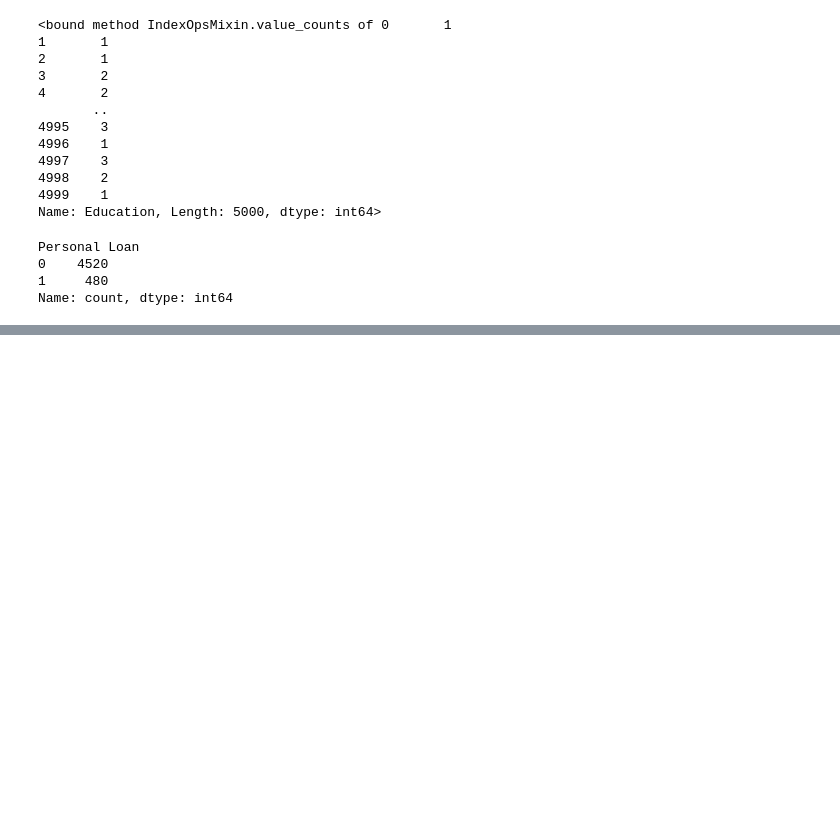
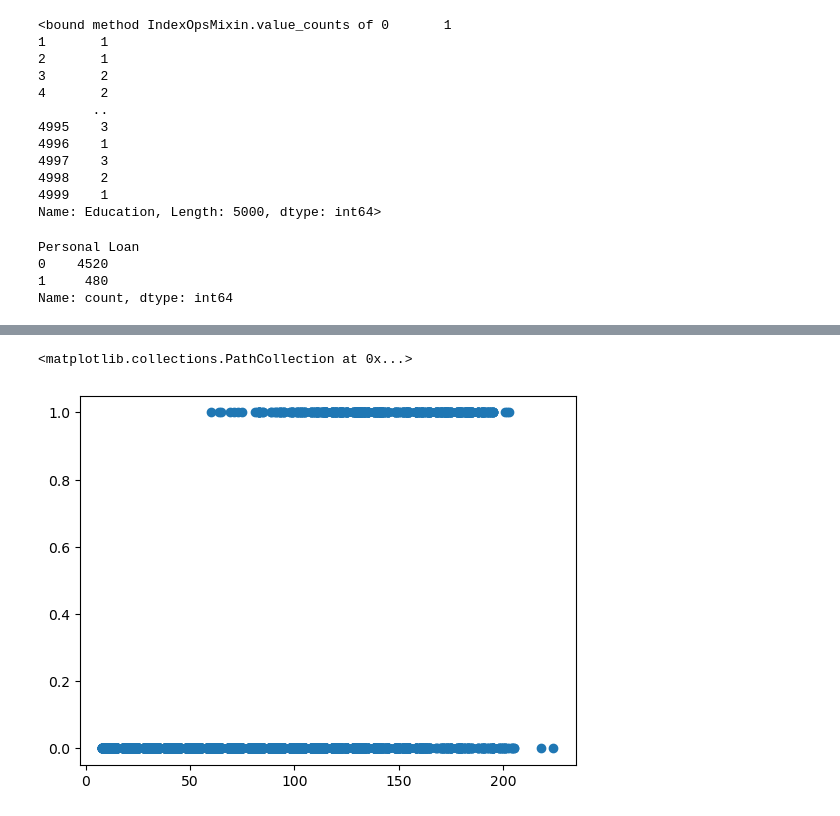
Before and after one commit to DorraBN/personal_loan_predict, a Jupyter notebook: credit.ipynb, the cells around one changed output, grey strips where cells are left out. Cells and saved outputs as stored; diff of their text form; code cells hidden in the pictures; blank space fills up the shorter version.

```diff
--- a/credit.ipynb
+++ b/credit.ipynb
@@ -208,0 +219,5 @@ le pourcentage de credits non accordés est : 480
+# %%
+plt.scatter(df['Income'],df['Personal Loan'])
+# %% [output]
+<matplotlib.collections.PathCollection at 0x...>
+[figure, added]
```
Also changed, not shown: parts of 13 cells of this notebook.
